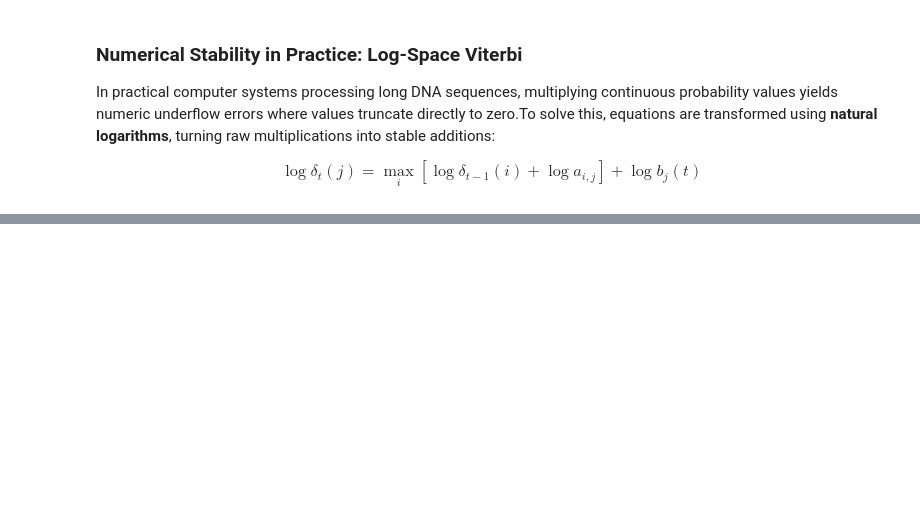
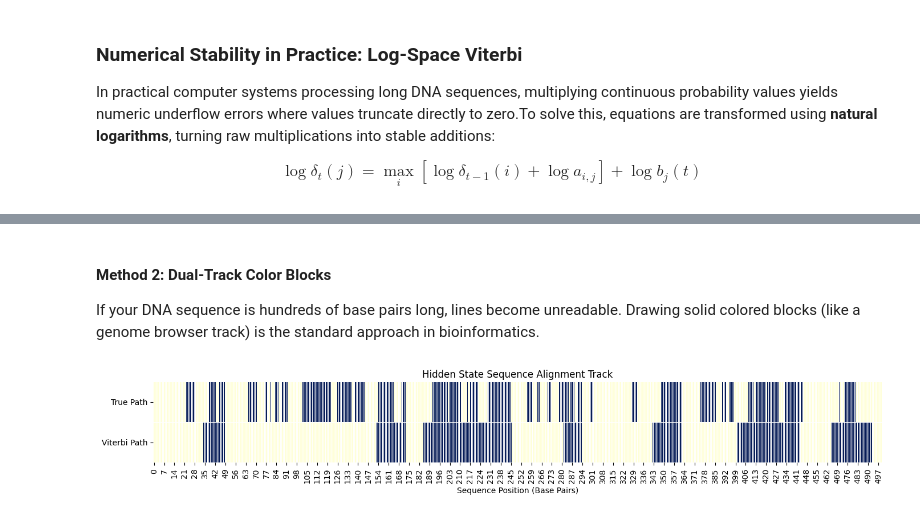
Before and after one commit to yenyen1/sequences-repeat-region-analysis, a Jupyter notebook: 02_hidden_markov_model.ipynb, the cells around one changed output, grey strips where cells are left out. Drawn from its saved outputs; the diff is of its cells as text; code cells hidden in the pictures; blank space fills up the shorter version.

```diff
--- a/02_hidden_markov_model.ipynb
+++ b/02_hidden_markov_model.ipynb
@@ -189,0 +319,21 @@ $$\log \delta_{t}(j) = \max _{i} \left[ \log \delta_{t-1}(i) + \log a_{i,j} \rig
+# %% [markdown]
+#### Method 2: Dual-Track Color Blocks
+
+If your DNA sequence is hundreds of base pairs long, lines become unreadable. Drawing solid colored blocks (like a genome browser track) is the standard approach in bioinformatics.
+# %%
+heatmap_data = np.vstack([backgroud, best_path])
+
+plt.figure(figsize=(14, 2.5))
+
+# Use Seaborn heatmap without colorbar, using distinct colors for states
+sns.heatmap(heatmap_data, cmap="YlGnBu", cbar=False, linewidths=0.5, linecolor="white")
+
+# Adjust ticks and labels
+plt.yticks([0.5, 1.5], ['True Path', 'Viterbi Path'], rotation=0)
+plt.xlabel("Sequence Position (Base Pairs)")
+plt.title("Hidden State Sequence Alignment Track")
+
+plt.tight_layout()
+plt.show()
+# %% [output]
+[figure, added]
```
Also changed, not shown: parts of 15 cells of this notebook.
